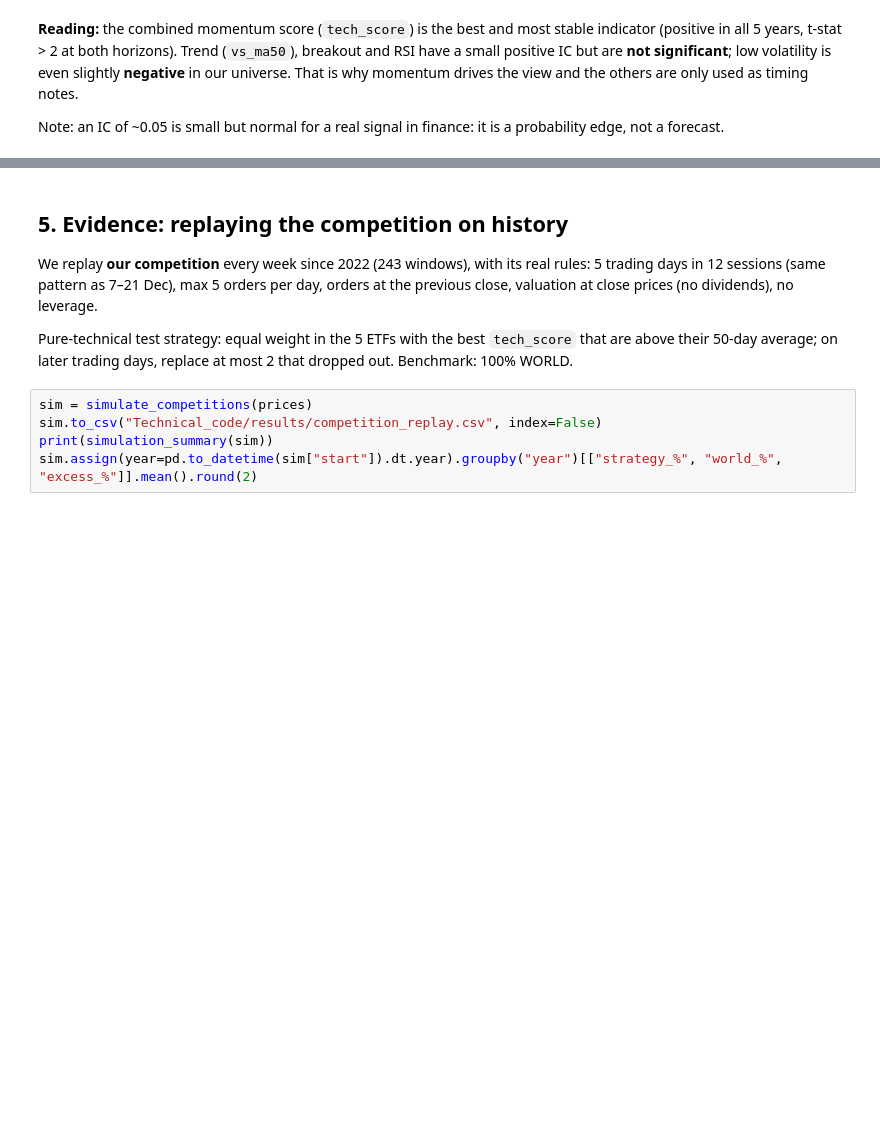
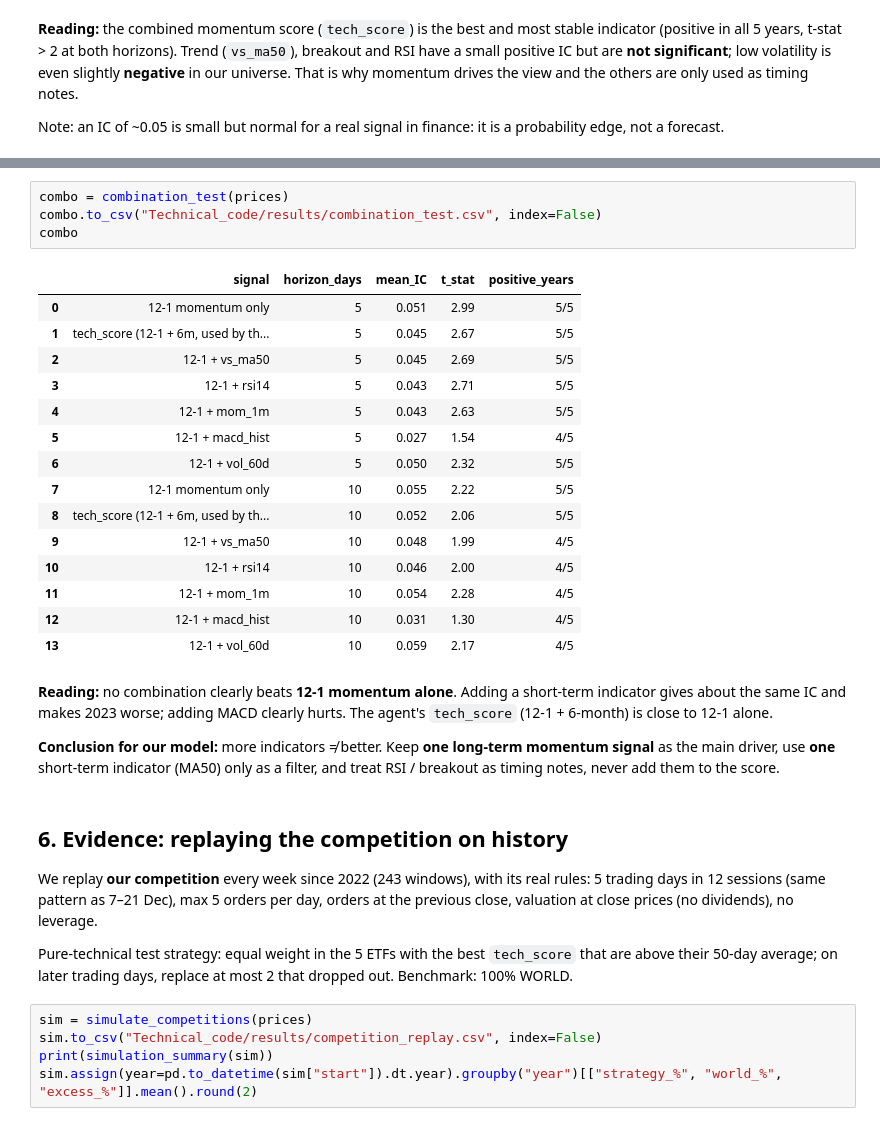
Before and after one commit to morganelpgit/GBAC_team12, a Jupyter notebook: Technical_code/technical_agent.ipynb, the cells around one changed output, grey strips where cells are left out. Saved outputs shown, nothing was run; the diff lists cells and outputs as text; blank space fills up the shorter version.

```diff
--- a/Technical_code/technical_agent.ipynb
+++ b/Technical_code/technical_agent.ipynb
@@ -129,5 +181,29 @@ Note: an IC of ~0.05 is small but normal for a real signal in finance: it is a p
+# %%
+combo = combination_test(prices)
+combo.to_csv("Technical_code/results/combination_test.csv", index=False)
+combo
+# %% [output]
+|  | signal | horizon_days | mean_IC | t_stat | positive_years |
+| 0 | 12-1 momentum only | 5 | 0.051 | 2.99 | 5/5 |
+| 1 | tech_score (12-1 + 6m, used by th... | 5 | 0.045 | 2.67 | 5/5 |
+| 2 | 12-1 + vs_ma50 | 5 | 0.045 | 2.69 | 5/5 |
+| 3 | 12-1 + rsi14 | 5 | 0.043 | 2.71 | 5/5 |
+| 4 | 12-1 + mom_1m | 5 | 0.043 | 2.63 | 5/5 |
+| 5 | 12-1 + macd_hist | 5 | 0.027 | 1.54 | 4/5 |
+| 6 | 12-1 + vol_60d | 5 | 0.050 | 2.32 | 5/5 |
+| 7 | 12-1 momentum only | 10 | 0.055 | 2.22 | 5/5 |
+| 8 | tech_score (12-1 + 6m, used by th... | 10 | 0.052 | 2.06 | 5/5 |
+| 9 | 12-1 + vs_ma50 | 10 | 0.048 | 1.99 | 4/5 |
+| 10 | 12-1 + rsi14 | 10 | 0.046 | 2.00 | 4/5 |
+| 11 | 12-1 + mom_1m | 10 | 0.054 | 2.28 | 4/5 |
+| 12 | 12-1 + macd_hist | 10 | 0.031 | 1.30 | 4/5 |
+| 13 | 12-1 + vol_60d | 10 | 0.059 | 2.17 | 4/5 |
+# %% [markdown]
+**Reading:** no combination clearly beats **12-1 momentum alone**. Adding a short-term indicator gives about the same IC and makes 2023 worse; adding MACD clearly hurts. The agent's `tech_score` (12-1 + 6-month) is close to 12-1 alone.
+
+**Conclusion for our model:** more indicators ≠ better. Keep **one long-term momentum signal** as the main driver, use **one** short-term indicator (MA50) only as a filter, and treat RSI / breakout as timing notes, never add them to the score.
 # %% [markdown]
-## 5. Evidence: replaying the competition on history
+## 6. Evidence: replaying the competition on history
 We replay **our competition** every week since 2022 (243 windows), with its real rules: 5 trading days in 12 sessions (same pattern as 7–21 Dec), max 5 orders per day, orders at the previous close, valuation at close prices (no dividends), no leverage.
 
 Pure-technical test strategy: equal weight in the 5 ETFs with the best `tech_score` that are above their 50-day average; on later trading days, replace at most 2 that dropped out. Benchmark: 100% WORLD.
```
Also changed, not shown: parts of 8 cells of this notebook, 5 other files.
